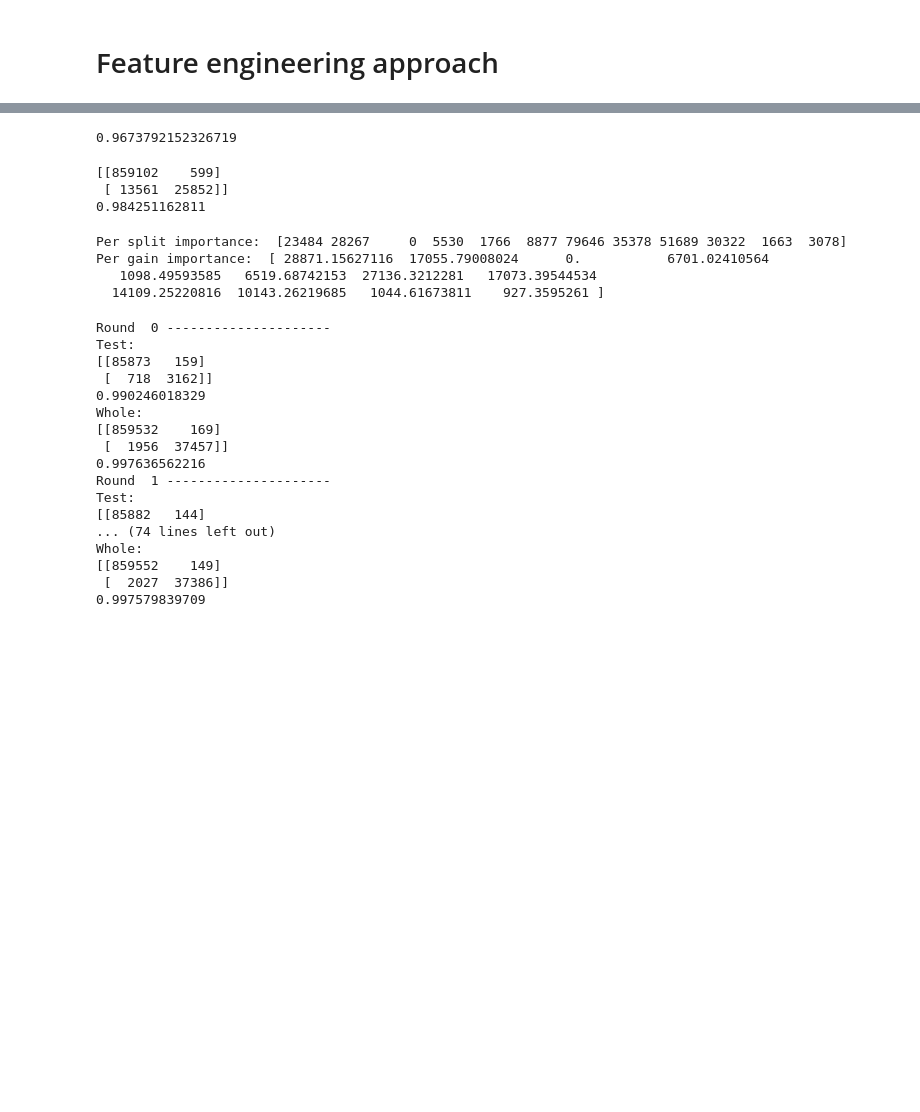
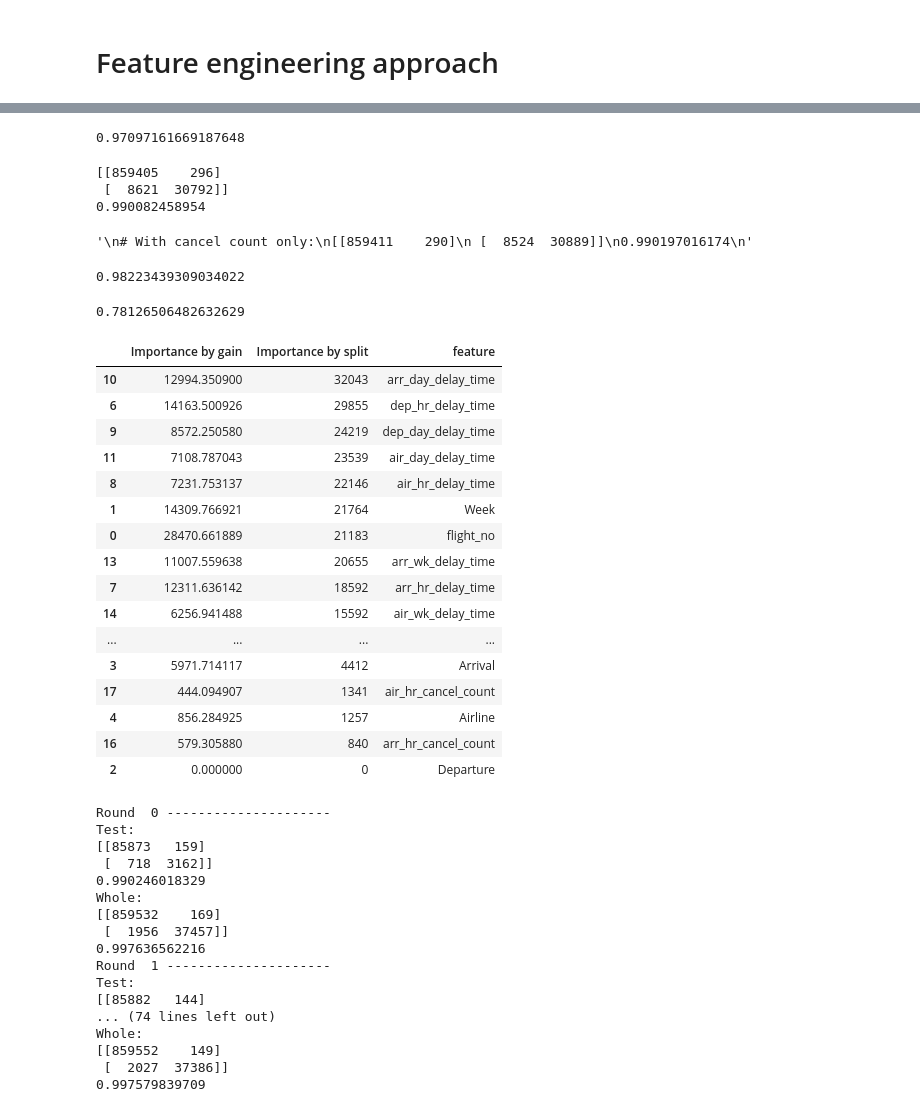
Before and after one commit to chy111126/flight_delay_prediction, a Jupyter notebook: notebooks/03_ml_model_training.ipynb, the cells around one changed output, grey strips where cells are left out. Saved outputs shown, nothing was run; the diff lists cells and outputs as text; code cells hidden in the pictures; blank space fills up the shorter version.

Commit message:
Test additional features for prediction model

```diff
--- a/notebooks/03_ml_model_training.ipynb
+++ b/notebooks/03_ml_model_training.ipynb
@@ -138,7 +142,13 @@ Index(['Unnamed: 0', 'flight_id', 'flight_no', 'Week', 'Departure', 'Arrival',
       dtype='object')
 # %%
 # Transform categorical features to numerical labels such that the ML model can utilize those features properly
-all_feats = ['flight_no', 'Week', 'Departure','Arrival','Airline','std_hour', 'dep_hr_delay_time', 'arr_hr_delay_time', 'air_hr_delay_time', 'dep_hr_cancel_count', 'arr_hr_cancel_count', 'air_hr_cancel_count']
+all_feats = ['flight_no', 'Week', 'Departure','Arrival','Airline','std_hour',
+             'dep_hr_delay_time', 'arr_hr_delay_time', 'air_hr_delay_time',
+             'dep_day_delay_time', 'arr_day_delay_time', 'air_day_delay_time',
+             'dep_wk_delay_time', 'arr_wk_delay_time', 'air_wk_delay_time',
+             #'dep_hr_delay_count', 'arr_hr_delay_count', 'air_hr_delay_count',
+             'dep_hr_cancel_count', 'arr_hr_cancel_count', 'air_hr_cancel_count'
+            ]
 cat_feats = ['flight_no', 'Week', 'Departure','Arrival','Airline','std_hour']
 for cat_col in cat_feats:
     data_df[cat_col] = data_df[cat_col].astype("category").cat.codes + 1
@@ -202,7 +212,7 @@ array([[85584,   338],
 # %%
 accuracy
 # %% [output]
-0.9673792152326719
+0.97097161669187648
 # %%
 # Get whole set result
 y_all_pred = model.predict(x_all).round()
@@ -216,18 +226,57 @@ accuracy=accuracy_score(y_all_pred,y_all)
 
 print(cm)
 print(accuracy)
+
+"""
+# With cancel count only:
+[[859411    290]
+ [  8524  30889]]
+0.990197016174
+
+# With cancel count + delay count:
+[[859405    296]
+ [  8621  30792]]
+0.990082458954
+"""
 # %% [output]
-[[859102    599]
- [ 13561  25852]]
-0.984251162811
+[[859405    296]
+ [  8621  30792]]
+0.990082458954
+'\n# With cancel count only:\n[[859411    290]\n [  8524  30889]]\n0.990197016174\n'
+# %%
+precision = cm[0][0] / sum(cm[0])
+recall = cm[0][0] / (cm[0][0] + cm[1][1])
+2 * (precision * recall) / (precision + recall) # F1 score
+# %% [output]
+0.98223439309034022
+# %%
+# With cancel count only: 0.7837261817166925
+# With cancel count + delay count: 0.78126506482632629
+cm[1][1] / sum(cm[1])
+# %% [output]
+0.78126506482632629
 # %%
-print("Per split importance: ", model.feature_importance(importance_type='split'))
-print("Per gain importance: ", model.feature_importance(importance_type='gain'))
+pd.DataFrame({'feature': all_feats,
+              'Importance by split': model.feature_importance(importance_type='split'),
+              'Importance by gain': model.feature_importance(importance_type='gain')}).sort_values('Importance by split', ascending=False)
 # %% [output]
-Per split importance:  [23484 28267     0  5530  1766  8877 79646 35378 51689 30322  1663  3078]
-Per gain importance:  [ 28871.15627116  17055.79008024      0.           6701.02410564
-   1098.49593585   6519.68742153  27136.3212281   17073.39544534
-  14109.25220816  10143.26219685   1044.61673811    927.3595261 ]
+|  | Importance by gain | Importance by split | feature |
+| 10 | 12994.350900 | 32043 | arr_day_delay_time |
+| 6 | 14163.500926 | 29855 | dep_hr_delay_time |
+| 9 | 8572.250580 | 24219 | dep_day_delay_time |
+| 11 | 7108.787043 | 23539 | air_day_delay_time |
+| 8 | 7231.753137 | 22146 | air_hr_delay_time |
+| 1 | 14309.766921 | 21764 | Week |
+| 0 | 28470.661889 | 21183 | flight_no |
+| 13 | 11007.559638 | 20655 | arr_wk_delay_time |
+| 7 | 12311.636142 | 18592 | arr_hr_delay_time |
+| 14 | 6256.941488 | 15592 | air_wk_delay_time |
+| ... | ... | ... | ... |
+| 3 | 5971.714117 | 4412 | Arrival |
+| 17 | 444.094907 | 1341 | air_hr_cancel_count |
+| 4 | 856.284925 | 1257 | Airline |
+| 16 | 579.305880 | 840 | arr_hr_cancel_count |
+| 2 | 0.000000 | 0 | Departure |
 # %%
 # Try again with 10-fold
 for i in range(10):
```
Also changed, not shown: parts of 3 cells of this notebook, 1 other file.
